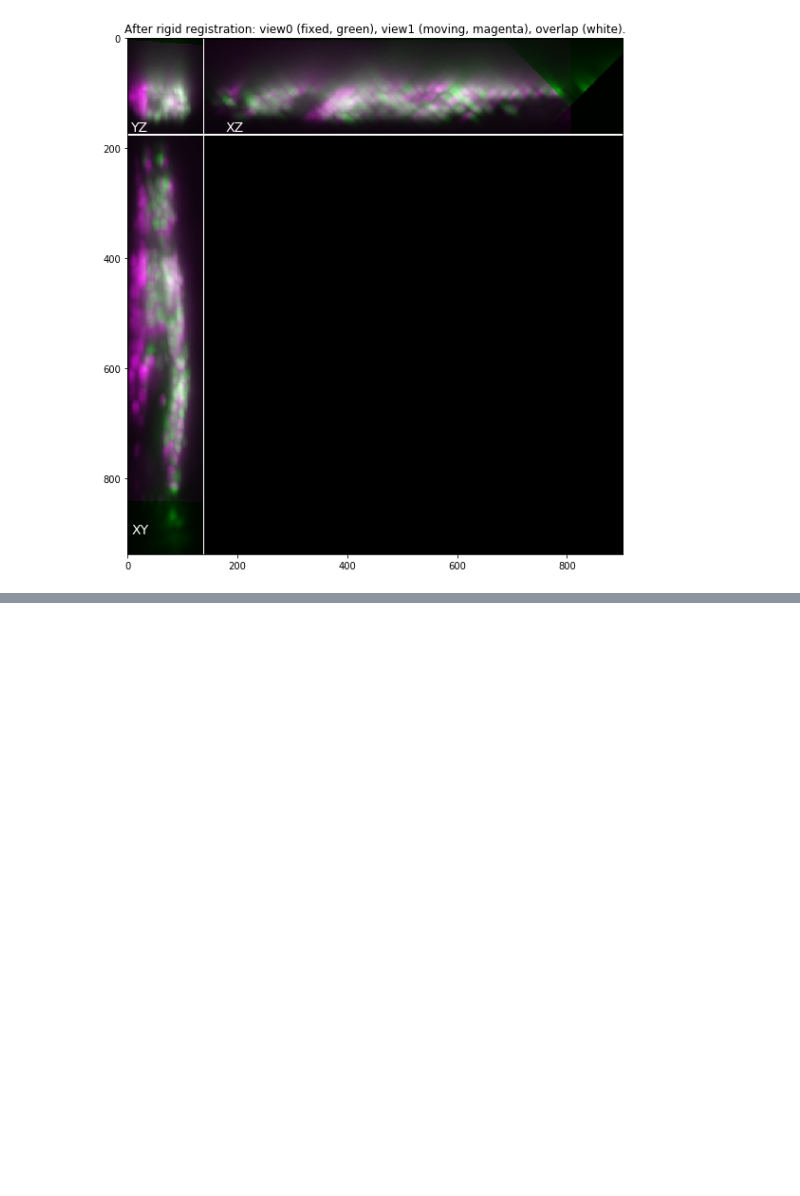
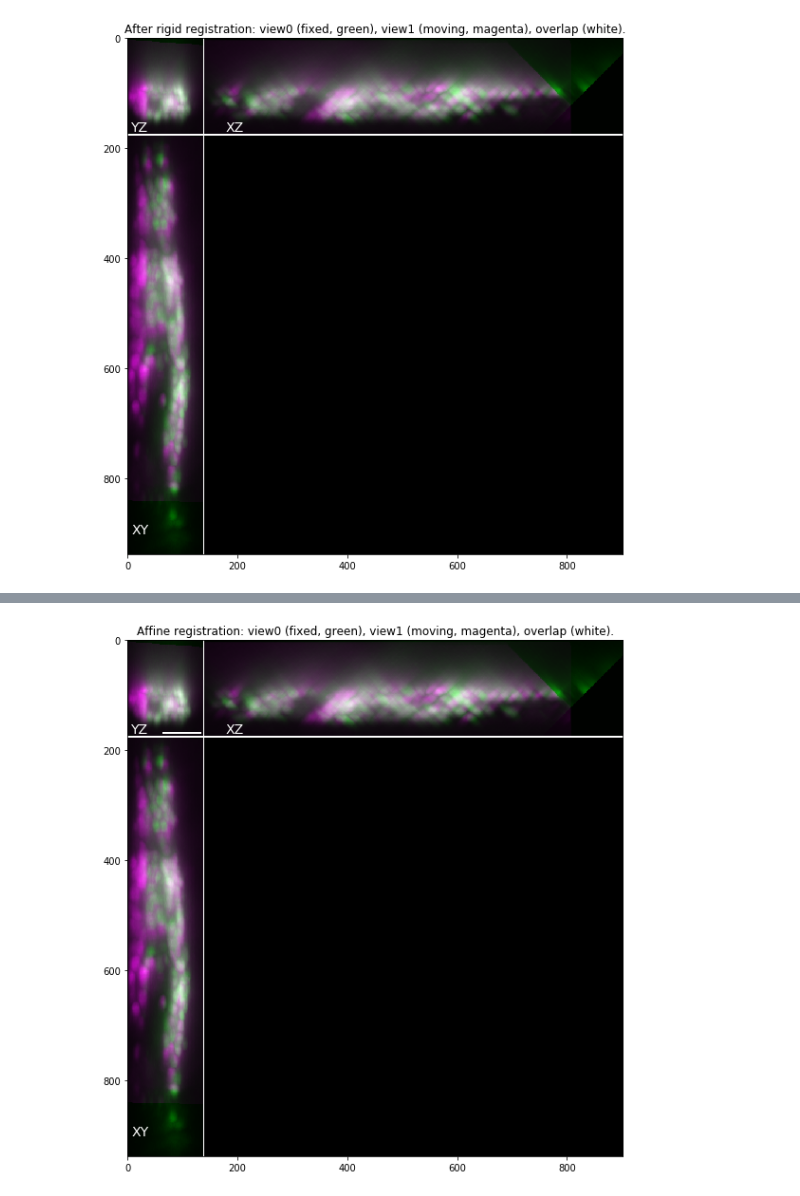
Before and after one commit to nvladimus/ITK_sandbox, a Jupyter notebook: wormhead_registration_nonrigid(2019-03-05).ipynb, the cells around one changed output, grey strips where cells are left out. Drawn from its saved outputs; the diff is of its cells as text; code cells hidden in the pictures; blank space fills up the shorter version.

Commit message:
FFD registration successful

```diff
--- a/wormhead_registration_nonrigid(2019-03-05).ipynb
+++ b/wormhead_registration_nonrigid(2019-03-05).ipynb
@@ -50,0 +60,24 @@ moving_image = sitk.Cast(view1, sitk.sitkFloat32)
+# %%
+registration_method = sitk.ImageRegistrationMethod()
+initial_transform = sitk.CenteredTransformInitializer(view0, view1, sitk.AffineTransform(3),
+                                                      sitk.CenteredTransformInitializerFilter.GEOMETRY)
+registration_method.SetInitialTransform(initial_transform)
+
+registration_method = sitk.ImageRegistrationMethod()
+registration_method.SetMetricAsCorrelation()
+registration_method.SetInterpolator(sitk.sitkLinear)
+
+registration_method.SetShrinkFactorsPerLevel(shrinkFactors = [8,4])
+registration_method.SetSmoothingSigmasPerLevel(smoothingSigmas=[2,1])
+registration_method.SmoothingSigmasAreSpecifiedInPhysicalUnitsOn()
+
+registration_method.SetOptimizerAsLBFGSB(gradientConvergenceTolerance=1e-5, numberOfIterations=50) #fails
+#registration_method.SetOptimizerAsPowell(stepLength=0.1, numberOfIterations=250) #python crashes!!!
+#registration_method.SetOptimizerAsGradientDescent(learningRate=1, numberOfIterations=100) #does not do anything
+
+registration_method.AddCommand(sitk.sitkStartEvent, registration_callbacks.metric_start_plot)
+registration_method.AddCommand(sitk.sitkEndEvent, registration_callbacks.metric_end_plot)
+registration_method.AddCommand(sitk.sitkMultiResolutionIterationEvent,
+                              registration_callbacks.metric_update_multires_iterations)
+registration_method.AddCommand(sitk.sitkIterationEvent,
+                              lambda: registration_callbacks.metric_plot_values(registration_method))
@@ -50,0 +86,4 @@ moving_image = sitk.Cast(view1, sitk.sitkFloat32)
+# %%
+%%time
+final_transform_aff = registration_method.Execute(fixed_image, moving_image)
+print('Optimizer\'s stopping condition, {0}'.format(registration_method.GetOptimizerStopConditionDescription()))
@@ -50,0 +93,8 @@ moving_image = sitk.Cast(view1, sitk.sitkFloat32)
+# %%
+view1_registered = sitk.Resample(view1, view0, final_transform_aff, sitk.sitkLinear, 0.0, view0.GetPixelID())
+img_merge = util.merge_images_rgb(view0, view1_registered)
+
+fig = plt.figure(figsize=(10,10))
+util.show_mips(img_merge, "Affine registration: view0 (fixed, green), view1 (moving, magenta), overlap (white).", scalebar=10)
+# %% [output]
+[figure, added]
```
Also changed, not shown: parts of 20 cells of this notebook, 2 other files.
